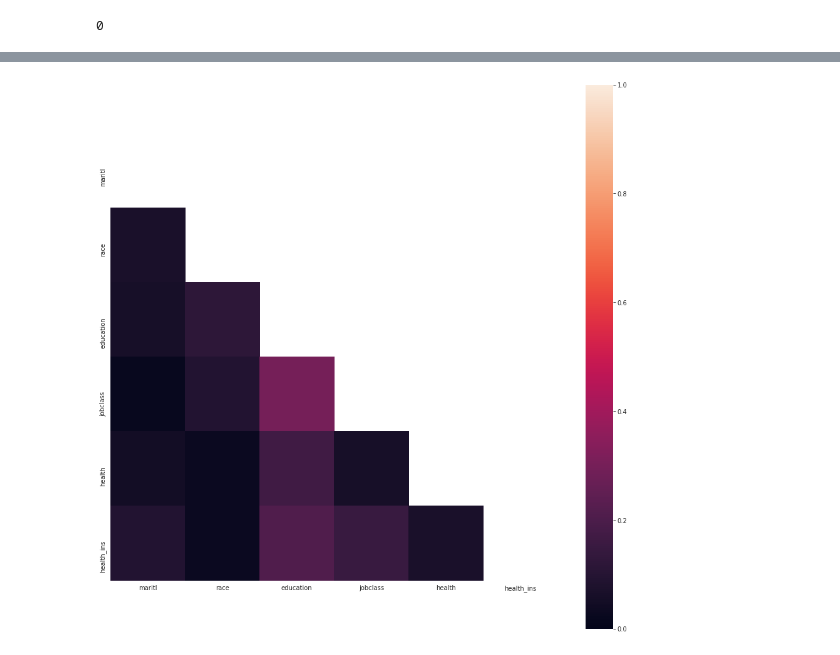
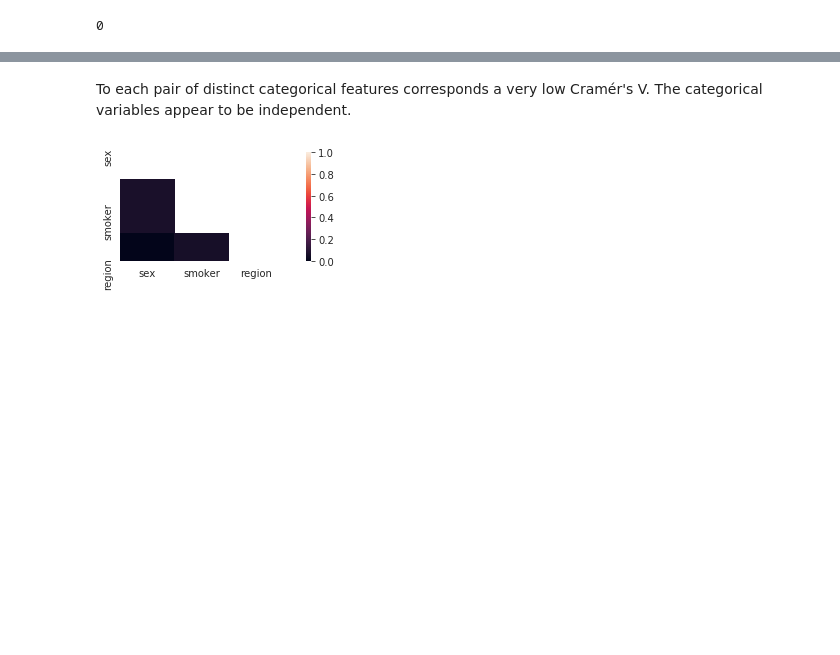
Before and after one commit to datatrigger/interpretable_machine_learning, a Jupyter notebook: interpretable_machine_learning.ipynb, the cells around one changed output, grey strips where cells are left out. Cells and saved outputs as stored; diff of their text form; code cells hidden in the pictures; blank space fills up the shorter version.

```diff
--- a/interpretable_machine_learning.ipynb
+++ b/interpretable_machine_learning.ipynb
@@ -72,0 +113,37 @@ df_cat
+# %%
+cate_vars = ['Sex', 'Smoker', 'Region']
+cont_vars = ['Age', 'BMI', 'Children']
+palettes = ['rocket', 'mako', 'muted']
+
+nrows = len(cate_vars)
+ncols = len(cont_vars)
+
+fig, axes = plt.subplots(nrows, ncols, sharex = 'col', sharey = 'row', figsize=(16, 16))
+
+for i in range(nrows):
+    for j in range(ncols):
+        axx = axes[j][i]
+        sns.boxplot(
+            x=cate_vars[i].lower(),
+            y=cont_vars[j].lower(),
+            data=df,
+            orient='v',
+            palette = palettes[i],
+            ax=axx
+        )
+        axx.tick_params(axis='both', which='major', labelsize=12)
+        if j==nrows-1:
+            axx.set_xlabel(cate_vars[i], fontsize = 18, labelpad = 10)
+        else:
+            axx.set_xlabel('', fontsize = 18, labelpad = 10)
+        if i==0:
+            axx.set_ylabel(cont_vars[j], fontsize = 18, labelpad = 6)
+        else:
+            axx.set_ylabel('', fontsize = 18, labelpad = 6)
+
+fig.suptitle(
+    'Boxplots of Age, BMI, #Children against Sex, Smoker, Region',
+    y=0.92,
+    fontsize=24,
+    fontfamily = 'sans-serif'
+);
@@ -72,0 +156,2 @@ df_cat
+# %%
+df_cat = df[['sex', 'smoker', 'region']]
@@ -95,2 +177,0 @@ Name: health_ins, dtype: int64
-# %%
-df_cat = df_cat.applymap(lambda x: x[3:])
@@ -148,9 +238,12 @@ cramer_matrix
+# %% [markdown]
+To each pair of distinct categorical features corresponds a very low Cramér's V. The categorical variables appear to be independent.
 # %%
+# For the record, let us plot a heatmap even if the number of features if very small
 mask = np.zeros_like(cramer_matrix, dtype=np.bool)
 mask[np.triu_indices_from(mask)] = True
 
 with sns.axes_style("white"):
-    f, ax = plt.subplots(figsize=(16, 16))
+    f, ax = plt.subplots(figsize=(8, 2))
     ax = sns.heatmap(cramer_matrix, mask=mask, vmin=0., vmax=1, square=True)
 # %% [output]
-[figure, old version]
+[figure, new version]
```
Also changed, not shown: parts of 96 cells of this notebook, 8 other files.
